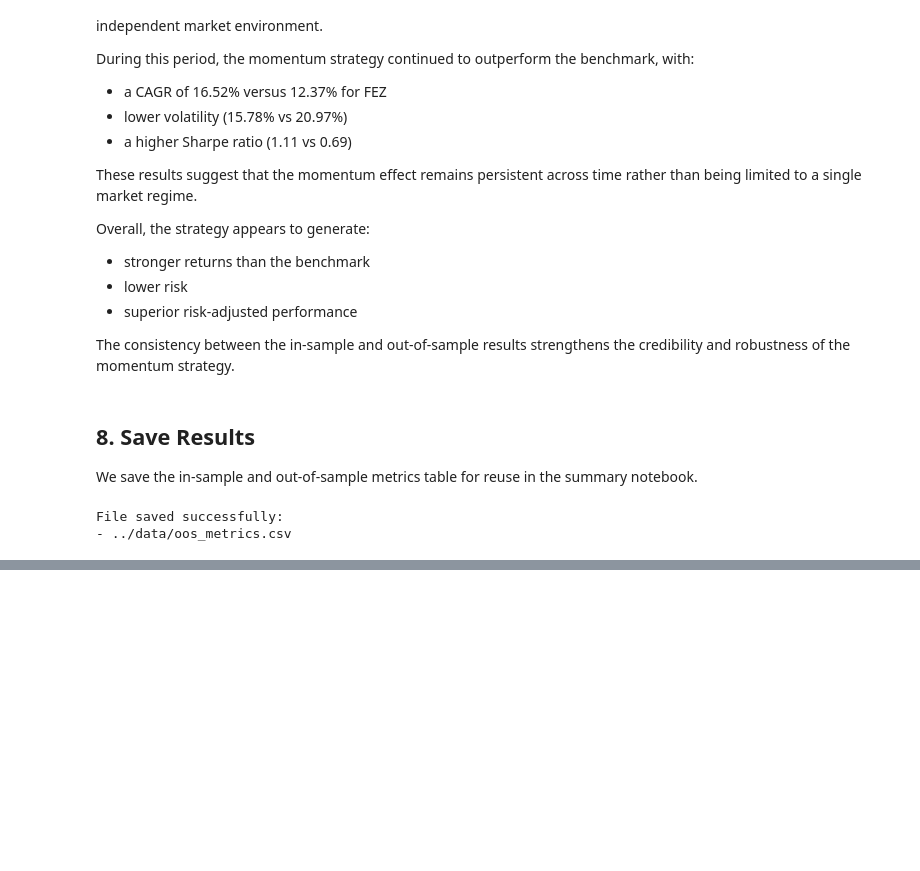
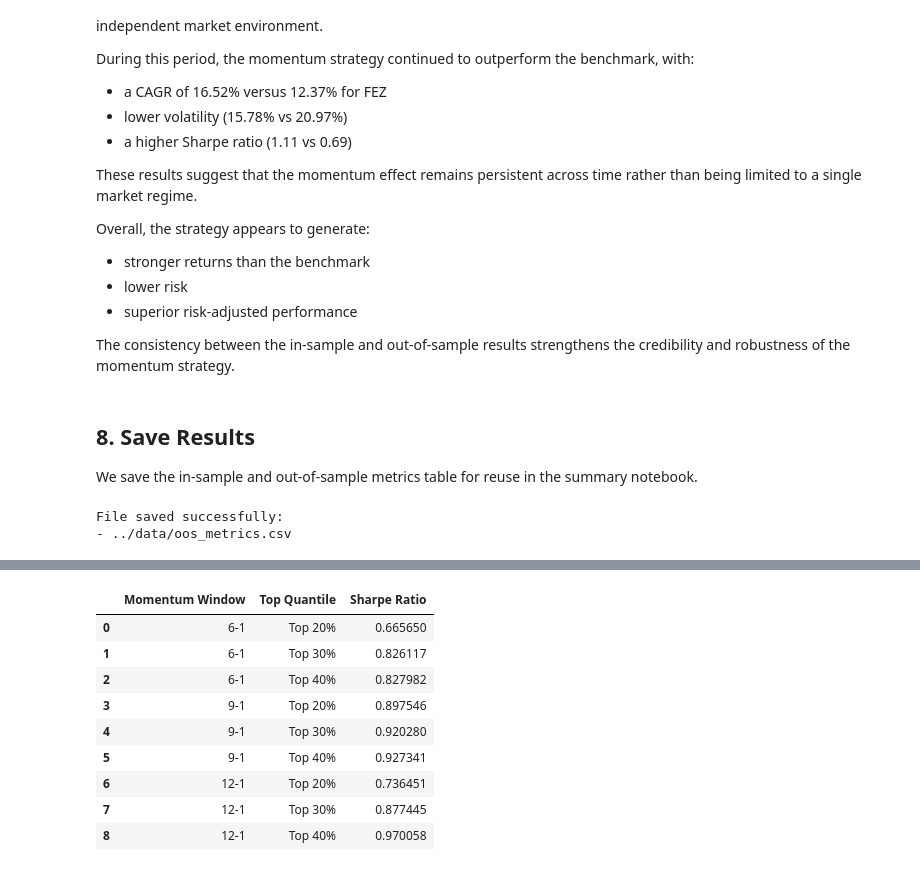
Before and after one commit to nicolasmarveaux456-hue/europe_momentum_backtest, a Jupyter notebook: notebooks/05_robustness_oos.ipynb, the cells around one changed output, grey strips where cells are left out. Drawn from its saved outputs; the diff is of its cells as text; code cells hidden in the pictures; blank space fills up the shorter version.

```diff
--- a/notebooks/05_robustness_oos.ipynb
+++ b/notebooks/05_robustness_oos.ipynb
@@ -196,0 +297,24 @@ However, additional robustness tests and implementation constraints should still
+# %%
+momentum_windows = [6, 9, 12]
+top_quantiles = [0.20, 0.30, 0.40]
+
+results = []
+for window in momentum_windows:
+    for quantile in top_quantiles:
+        strategy_returns = run_momentum_backtest(monthly_returns=monthly_returns,momentum_window=window,top_quantile=quantile)
+        sharpe = sharpe_ratio(strategy_returns)
+        results.append({"Momentum Window": f"{window}-1","Top Quantile": f"Top {int(quantile * 100)}%","Sharpe Ratio": sharpe})
+
+robustness_results = pd.DataFrame(results)
+robustness_results
+# %% [output]
+|  | Momentum Window | Top Quantile | Sharpe Ratio |
+| 0 | 6-1 | Top 20% | 0.665650 |
+| 1 | 6-1 | Top 30% | 0.826117 |
+| 2 | 6-1 | Top 40% | 0.827982 |
+| 3 | 9-1 | Top 20% | 0.897546 |
+| 4 | 9-1 | Top 30% | 0.920280 |
+| 5 | 9-1 | Top 40% | 0.927341 |
+| 6 | 12-1 | Top 20% | 0.736451 |
+| 7 | 12-1 | Top 30% | 0.877445 |
+| 8 | 12-1 | Top 40% | 0.970058 |
```
Also changed, not shown: parts of 15 cells of this notebook, 1 other file.
